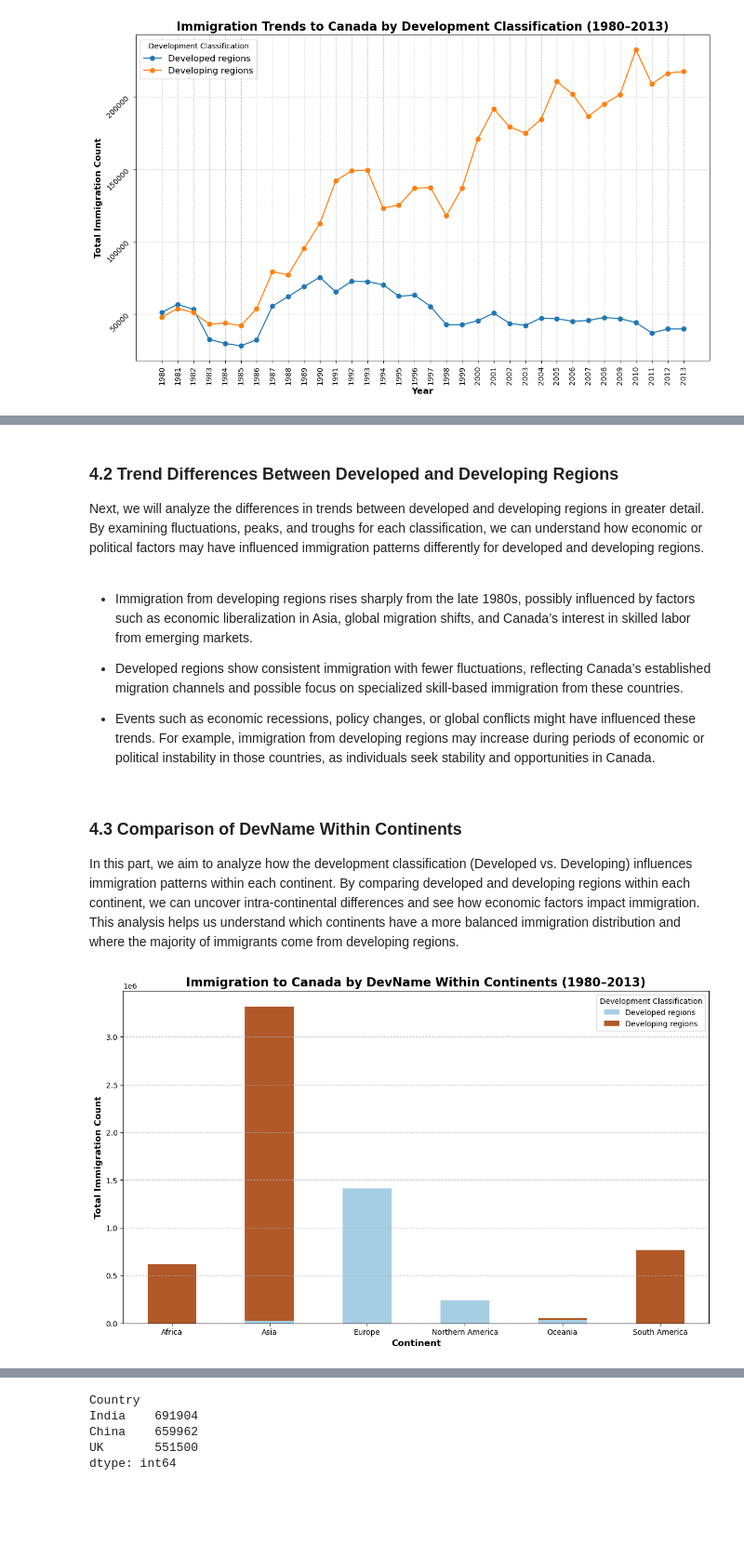
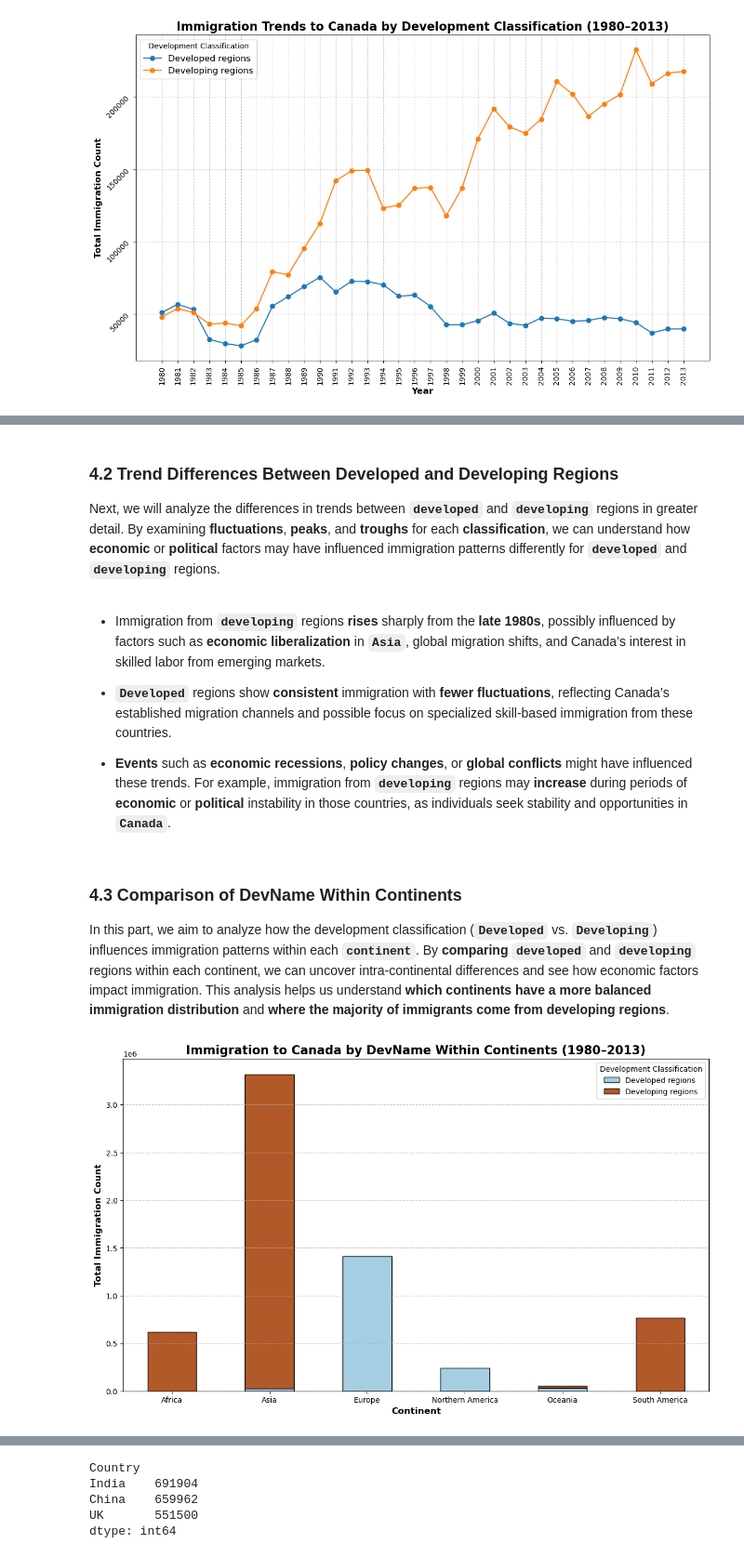
Before and after one commit to Waliid18/Walid-Lahlali-Data-Science-Portfolio, a Jupyter notebook: Data-Science-Projects/02 - Exploratory-Data-Analysis-EDA-Projects/02 - The Evolution of Canada’s Immigration Between 1980 and 2013/The_Evolution_of_Canada’s_Immigration_Between_1980_and_2013.ipynb, the cells around one changed output, grey strips where cells are left out. Shown at 93% size. Saved outputs shown, nothing was run; the diff lists cells and outputs as text; code cells hidden in the pictures; blank space fills up the shorter version.

```diff
--- a/Data-Science-Projects/02 - Exploratory-Data-Analysis-EDA-Projects/02 - The Evolution of Canada’s Immigration Between 1980 and 2013/The_Evolution_of_Canada’s_Immigration_Between_1980_and_2013.ipynb
+++ b/Data-Science-Projects/02 - Exploratory-Data-Analysis-EDA-Projects/02 - The Evolution of Canada’s Immigration Between 1980 and 2013/The_Evolution_of_Canada’s_Immigration_Between_1980_and_2013.ipynb
@@ -861,30 +1009,30 @@ plt.show()
 # %% [markdown]
 ### 4.2 Trend Differences Between Developed and Developing Regions
 
-Next, we will analyze the differences in trends between developed and developing regions in greater detail. By examining fluctuations, peaks, and troughs for each classification, we can understand how economic or political factors may have influenced immigration patterns differently for developed and developing regions.
+Next, we will analyze the differences in trends between **`developed`** and **`developing`** regions in greater detail. By examining **fluctuations**, **peaks**, and **troughs** for each **classification**, we can understand how **economic** or **political** factors may have influenced immigration patterns differently for **`developed`** and **`developing`** regions.
 # %% [markdown]
-+ Immigration from developing regions rises sharply from the late 1980s, possibly influenced by factors such as economic liberalization in Asia, global migration shifts, and Canada’s interest in skilled labor from emerging markets.
++ Immigration from **`developing`** regions **rises** sharply from the **late 1980s**, possibly influenced by factors such as **economic liberalization** in **`Asia`**, global migration shifts, and Canada’s interest in skilled labor from emerging markets.
 
-+ Developed regions show consistent immigration with fewer fluctuations, reflecting Canada’s established migration channels and possible focus on specialized skill-based immigration from these countries.
++ **`Developed`** regions show **consistent** immigration with **fewer fluctuations**, reflecting Canada’s established migration channels and possible focus on specialized skill-based immigration from these countries.
 
-+ Events such as economic recessions, policy changes, or global conflicts might have influenced these trends. For example, immigration from developing regions may increase during periods of economic or political instability in those countries, as individuals seek stability and opportunities in Canada.
++ **Events** such as **economic recessions**, **policy changes**, or **global conflicts** might have influenced these trends. For example, immigration from **`developing`** regions may **increase** during periods of **economic** or **political** instability in those countries, as individuals seek stability and opportunities in **`Canada`**.
 # %% [markdown]
 ### 4.3 Comparison of DevName Within Continents
 
-In this part, we aim to analyze how the development classification (Developed vs. Developing) influences immigration patterns within each continent. By comparing developed and developing regions within each continent, we can uncover intra-continental differences and see how economic factors impact immigration. This analysis helps us understand which continents have a more balanced immigration distribution and where the majority of immigrants come from developing regions.
+In this part, we aim to analyze how the development classification (**`Developed`** vs. **`Developing`**) influences immigration patterns within each **`continent`**. By **comparing** **`developed`** and **`developing`** regions within each continent, we can uncover intra-continental differences and see how economic factors impact immigration. This analysis helps us understand **which continents have a more balanced immigration distribution** and **where the majority of immigrants come from developing regions**.
 # %%
 # Aggregating immigration totals by DevName and Continent
 devname_continent_totals = df.groupby(["Continent", "DevName"],observed=True).sum(numeric_only=True).loc[:, "1980":"2013"].sum(axis=1).unstack()
 # %%
 # Plotting a stacked bar chart to show immigration by DevName within each continent
-devname_continent_totals.plot(kind='bar', stacked=True, figsize=(14, 8), colormap='Paired')
+devname_continent_totals.plot(kind='bar', stacked=True, figsize=(14, 8), colormap='Paired', edgecolor='black')
 plt.title("Immigration to Canada by DevName Within Continents (1980–2013)", fontsize=16, fontweight='bold')
 plt.xlabel("Continent", fontsize=12, fontweight='bold')
 plt.ylabel("Total Immigration Count", fontsize=12, fontweight='bold')
 plt.legend(title="Development Classification")
 plt.xticks(rotation=0)
 plt.grid(axis='y', linestyle='--', alpha=0.7)
 plt.show()
 # %% [output]
-[figure, old version]
+[figure, new version]
 # %% [markdown]
```
Also changed, not shown: parts of 66 cells of this notebook.
